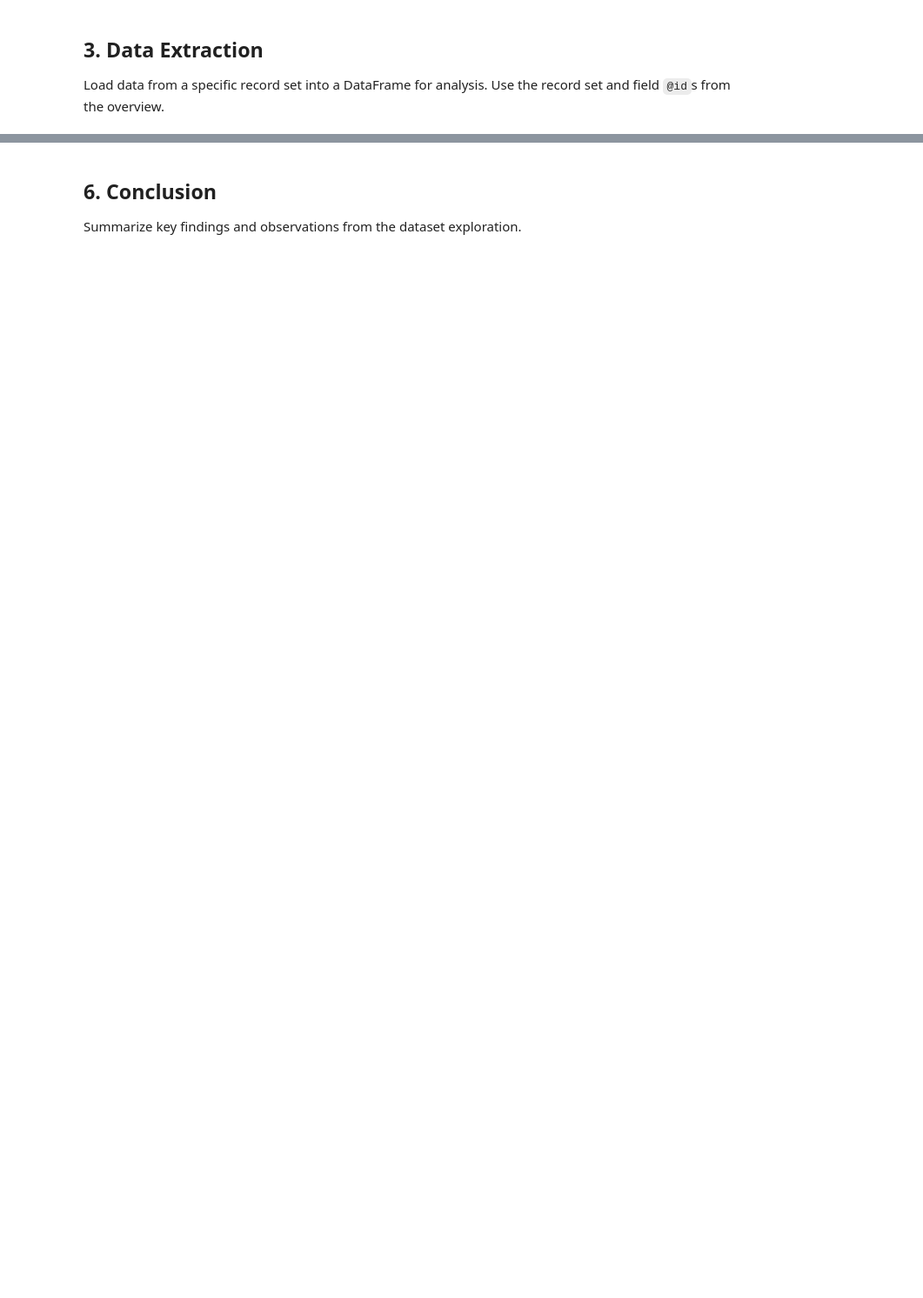
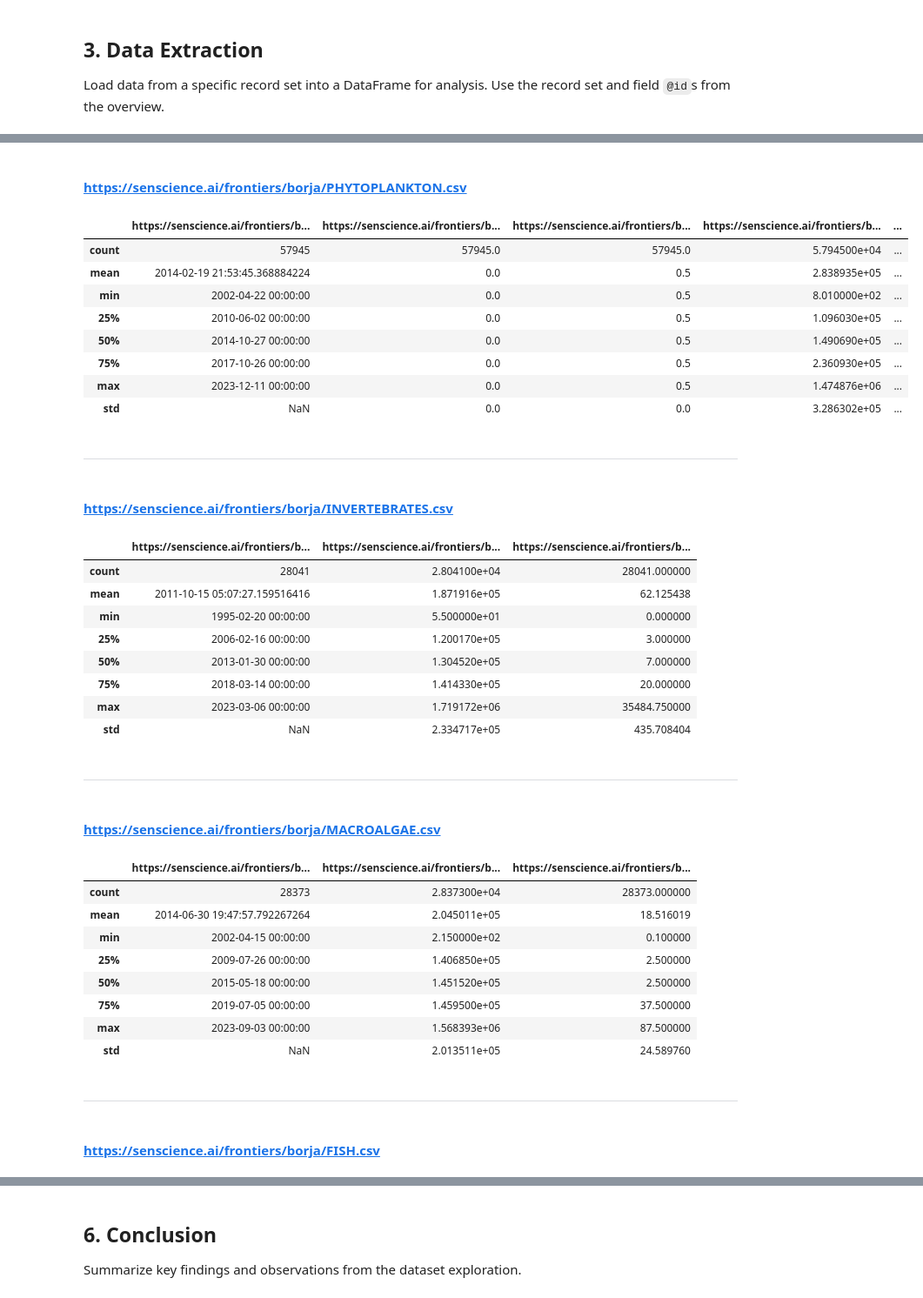
Before and after one commit to senscience/notebooks-dev, a Jupyter notebook: Borja_2024_Marine_Biodiversity_Environmental_Data_Dataset/notebook.ipynb, the cells around one changed output, grey strips where cells are left out. Shown at 87% size. Cells and saved outputs as stored; diff of their text form; code cells hidden in the pictures; blank space fills up the shorter version.

```diff
--- a/Borja_2024_Marine_Biodiversity_Environmental_Data_Dataset/notebook.ipynb
+++ b/Borja_2024_Marine_Biodiversity_Environmental_Data_Dataset/notebook.ipynb
@@ -33,0 +37,15 @@ for record_set in record_sets:
+# %%
+# List all the record sets available in the dataset
+df = pd.DataFrame(metadata["recordSet"])
+columns_to_keep = {
+    "@id": "Record Set ID",
+    "description": "Description"
+}
+df = df[list(columns_to_keep.keys())]
+df = df.rename(columns=columns_to_keep)
+
+# Convert DataFrame to Markdown table
+markdown_table = tabulate(df, headers="keys", tablefmt="pipe", showindex=False)
+
+# Render the table as Markdown in Jupyter
+display(Markdown(markdown_table))
@@ -90,0 +141,40 @@ plt.show()
+# %%
+for name, df in dataframes.items():
+    display(Markdown(f"#### {name}"))
+    display(df.describe())
+    display(Markdown("---"))
+# %% [output]
+#### https://senscience.ai/frontiers/borja/PHYTOPLANKTON.csv
+|  | https://senscience.ai/frontiers/b... | https://senscience.ai/frontiers/b... | https://senscience.ai/frontiers/b... | https://senscience.ai/frontiers/b... | ... |
+| count | 57945 | 57945.0 | 57945.0 | 5.794500e+04 | ... |
+| mean | 2014-02-19 21:53:45.368884224 | 0.0 | 0.5 | 2.838935e+05 | ... |
+| min | 2002-04-22 00:00:00 | 0.0 | 0.5 | 8.010000e+02 | ... |
+| 25% | 2010-06-02 00:00:00 | 0.0 | 0.5 | 1.096030e+05 | ... |
+| 50% | 2014-10-27 00:00:00 | 0.0 | 0.5 | 1.490690e+05 | ... |
+| 75% | 2017-10-26 00:00:00 | 0.0 | 0.5 | 2.360930e+05 | ... |
+| max | 2023-12-11 00:00:00 | 0.0 | 0.5 | 1.474876e+06 | ... |
+| std | NaN | 0.0 | 0.0 | 3.286302e+05 | ... |
+---
+#### https://senscience.ai/frontiers/borja/INVERTEBRATES.csv
+|  | https://senscience.ai/frontiers/b... | https://senscience.ai/frontiers/b... | https://senscience.ai/frontiers/b... |
+| count | 28041 | 2.804100e+04 | 28041.000000 |
+| mean | 2011-10-15 05:07:27.159516416 | 1.871916e+05 | 62.125438 |
+| min | 1995-02-20 00:00:00 | 5.500000e+01 | 0.000000 |
+| 25% | 2006-02-16 00:00:00 | 1.200170e+05 | 3.000000 |
+| 50% | 2013-01-30 00:00:00 | 1.304520e+05 | 7.000000 |
+| 75% | 2018-03-14 00:00:00 | 1.414330e+05 | 20.000000 |
+| max | 2023-03-06 00:00:00 | 1.719172e+06 | 35484.750000 |
+| std | NaN | 2.334717e+05 | 435.708404 |
+---
+#### https://senscience.ai/frontiers/borja/MACROALGAE.csv
+|  | https://senscience.ai/frontiers/b... | https://senscience.ai/frontiers/b... | https://senscience.ai/frontiers/b... |
+| count | 28373 | 2.837300e+04 | 28373.000000 |
+| mean | 2014-06-30 19:47:57.792267264 | 2.045011e+05 | 18.516019 |
+| min | 2002-04-15 00:00:00 | 2.150000e+02 | 0.100000 |
+| 25% | 2009-07-26 00:00:00 | 1.406850e+05 | 2.500000 |
+| 50% | 2015-05-18 00:00:00 | 1.451520e+05 | 2.500000 |
+| 75% | 2019-07-05 00:00:00 | 1.459500e+05 | 37.500000 |
+| max | 2023-09-03 00:00:00 | 1.568393e+06 | 87.500000 |
+| std | NaN | 2.013511e+05 | 24.589760 |
+---
+#### https://senscience.ai/frontiers/borja/FISH.csv
```
Also changed, not shown: parts of 23 cells of this notebook.
